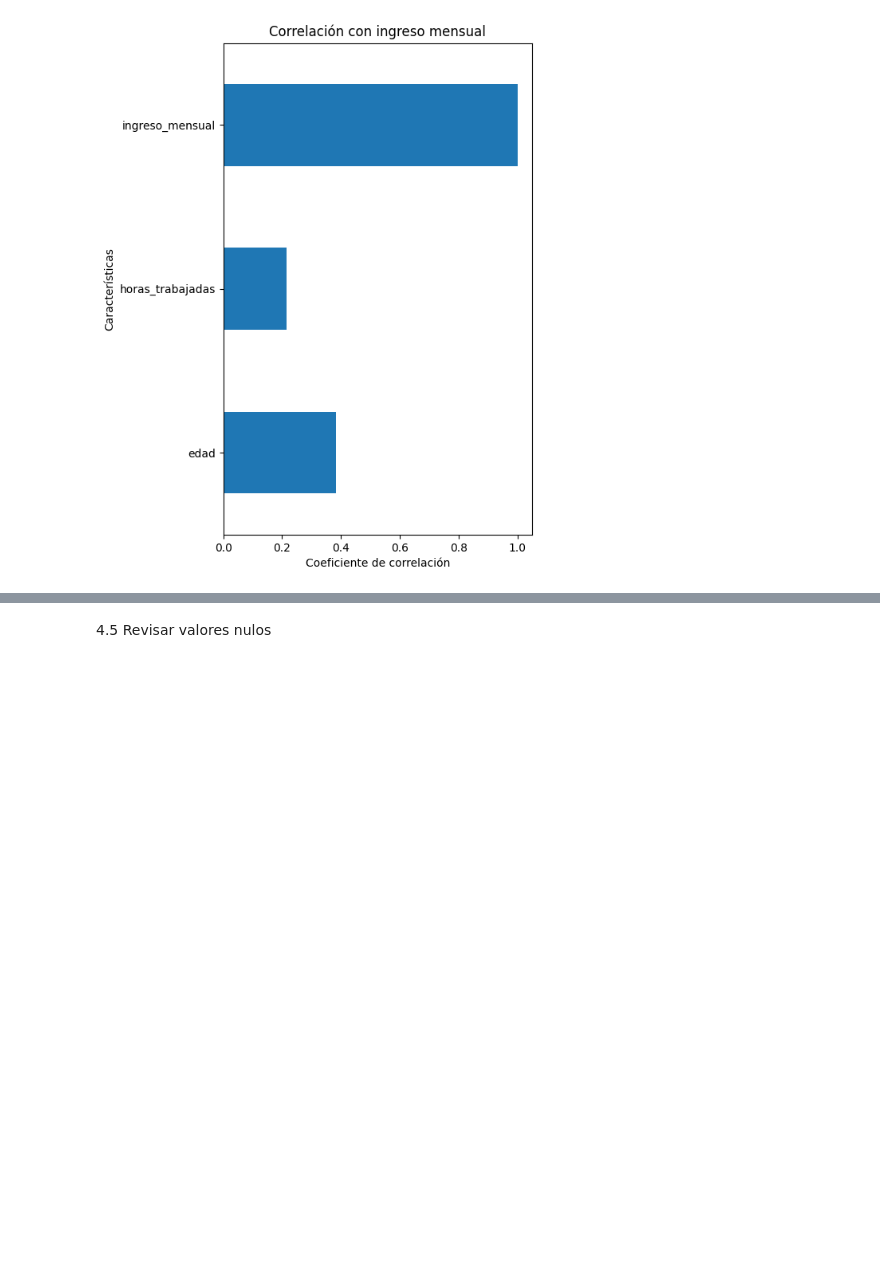
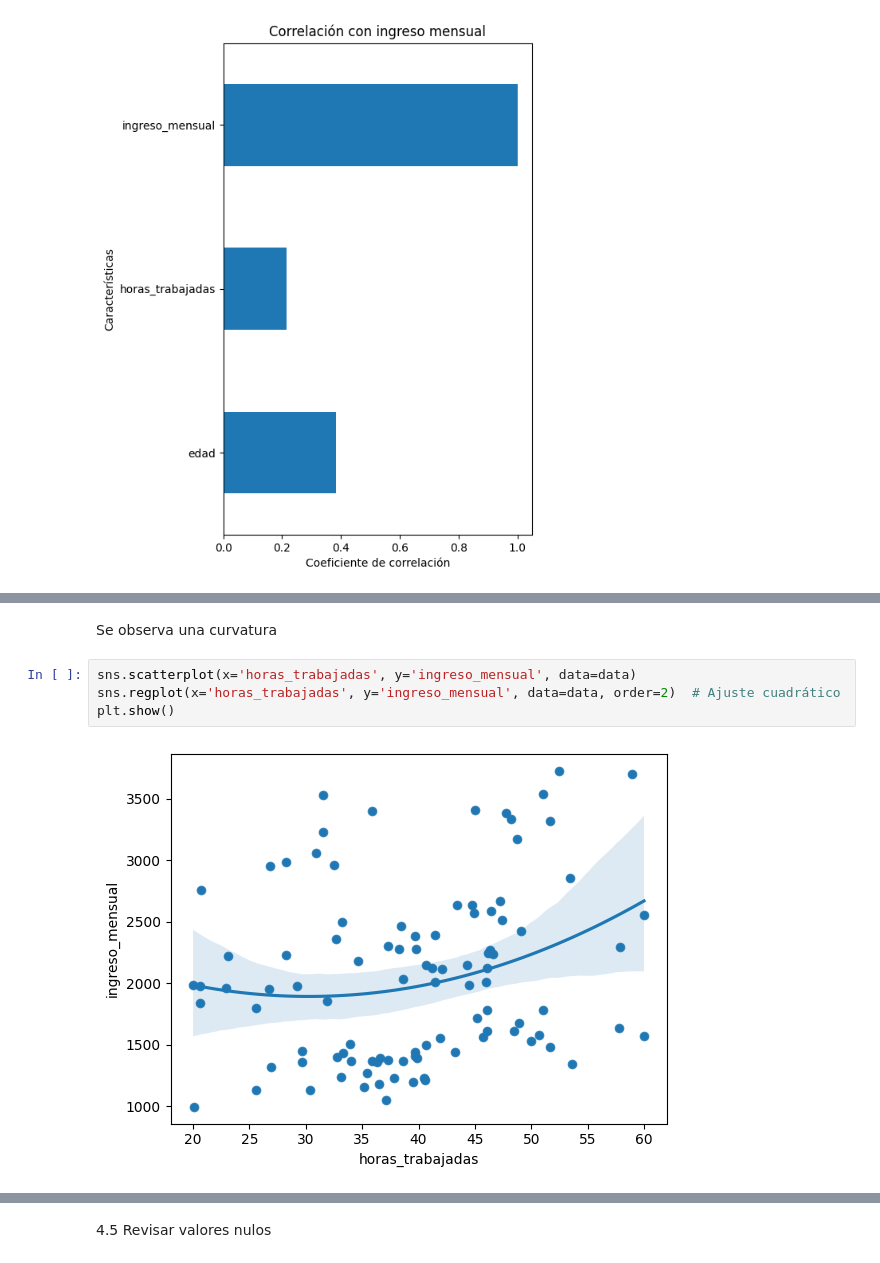
Before and after one commit to dianapduran/modelo-regresion, a Jupyter notebook: notebooks/EDA.ipynb, the cells around one changed output, grey strips where cells are left out. Saved outputs shown, nothing was run; the diff lists cells and outputs as text; blank space fills up the shorter version.

```diff
--- a/notebooks/EDA.ipynb
+++ b/notebooks/EDA.ipynb
@@ -181,0 +188,8 @@ plt.show()
+# %% [markdown]
+Se observa una curvatura
+# %%
+sns.scatterplot(x='horas_trabajadas', y='ingreso_mensual', data=data)
+sns.regplot(x='horas_trabajadas', y='ingreso_mensual', data=data, order=2)  # Ajuste cuadrático
+plt.show()
+# %% [output]
+[figure, added]
```
Also changed, not shown: parts of 4 cells of this notebook.
